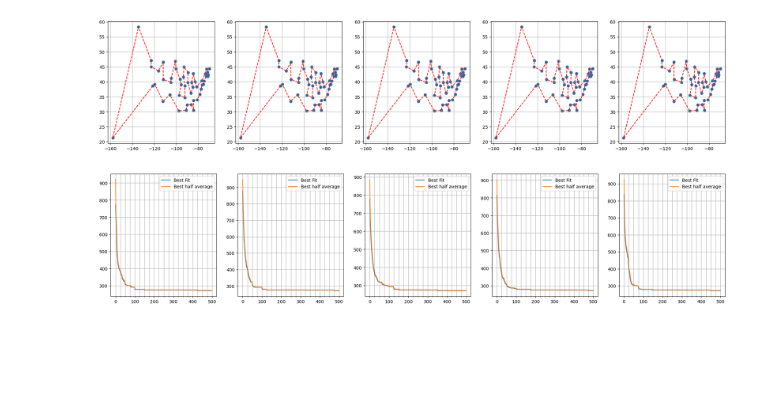
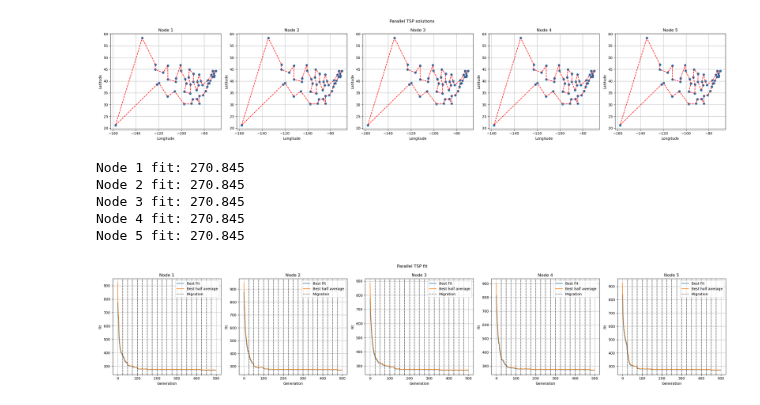
Before and after one commit to YggdrasilUrthr/NSL, a Jupyter notebook: Lab10/Lab10.ipynb, the cells around one changed output. Saved outputs shown, nothing was run; the diff lists cells and outputs as text; code cells hidden in the pictures; blank space fills up the shorter version.

```diff
--- a/Lab10/Lab10.ipynb
+++ b/Lab10/Lab10.ipynb
@@ -7,11 +24,11 @@ csv_path = "./CSV/"
 # %%
 plt.figure().set_size_inches(25, 5)
 
-for i in range(5):
+for idx in range(5):
 
-    plt.subplot(1, 5, i + 1)
+    plt.subplot(1, 5, idx + 1)
 
-    filename = csv_path + "NoMigr/Ex10_1_Solution_" + str(i) + ".csv"
+    filename = csv_path + "NoMigr/Ex10_1_Solution_" + str(idx) + ".csv"
 
     Cities = np.loadtxt(csv_path + "NoMigr/Ex10_1_Cities.csv", delimiter = ',')
     Cities_Coord = Cities[:, 1:]
@@ -27,7 +44,12 @@ for i in range(5):
 
     plt.scatter(Cities_Coord[:,0], Cities_Coord[:,1])
     plt.plot(Path_Coord[:,0], Path_Coord[:,1], 'r--')
+    plt.xlabel("Longitude")
+    plt.ylabel("Latitude")
+    plt.title("Node {}".format(idx + 1))
     plt.grid(True)
 
+plt.suptitle("Parallel TSP solutions")
+plt.tight_layout()
 plt.show()
 # %% [output]
@@ -45,8 +67,15 @@ for i in range(5):
 
     plt.plot(Hist[:,0], label = "Best Fit")
     plt.plot(Hist[:,1], label = "Best half average")
+    plt.xlabel("Generation")
+    plt.ylabel("Fit")
+    plt.title("Node {}".format(i + 1))
     plt.grid(True)
     plt.legend()
 
+    print("Node {} fit: {}".format(i + 1, Hist[-1,0]))
+
+plt.suptitle("Parallel TSP fit")
+plt.tight_layout()
 plt.show()
 # %% [output]
@@ -54,31 +106,36 @@ plt.show()
 # %%
 plt.figure().set_size_inches(25, 5)
 
-for i in range(5):
+for idx in range(5):
 
-    plt.subplot(1, 5, i + 1)
+    plt.subplot(1, 5, idx + 1)
 
-    filename = csv_path + "Migr/Ex10_1_Solution_" + str(i) + ".csv"
+    filename = csv_path + "Migr/Ex10_1_Solution_" + str(idx) + ".csv"
 
     Cities = np.loadtxt(csv_path + "Migr/Ex10_1_Cities.csv", delimiter = ',')
     Cities_Coord = Cities[:, 1:]
 
     Path = np.loadtxt(filename, delimiter = ',')
     Path_Coord = []
 
     for i in Path:
         Path_Coord.append([Cities_Coord[int(i) - 1, 0], Cities_Coord[int(i) - 1, 1]])
     Path_Coord.append([Cities_Coord[0, 0], Cities_Coord[0, 1]])
 
     Path_Coord = np.asarray(Path_Coord)
 
     plt.scatter(Cities_Coord[:,0], Cities_Coord[:,1])
     plt.plot(Path_Coord[:,0], Path_Coord[:,1], 'r--')
+    plt.xlabel("Longitude")
+    plt.ylabel("Latitude")
+    plt.title("Node {}".format(idx + 1))
     plt.grid(True)
 
+plt.suptitle("Parallel TSP solutions")
+plt.tight_layout()
 plt.show()
 # %% [output]
-[figure, old version]
+[figure, new version]
 # %%
 plt.figure().set_size_inches(25, 5)
 
@@ -94,9 +151,31 @@ for i in range(5):
     plt.plot(Hist[:,1], label = "Best half average")
 
     plt.gca().set_xticks(range(0, 500, 25), minor = True)
+
+    for migr_gen in range(25, 500, 25):
+
+        migr_label = None
+
+        if migr_gen == 25:
+            migr_label = "Migration"
+
+        plt.axvline(migr_gen, c = "black", alpha = 0.5, ls = "--", label = migr_label)
+
+    plt.xlabel("Generation")
+    plt.ylabel("Fit")
+    plt.title("Node {}".format(i + 1))
     plt.grid(which = 'both')
     plt.legend()
 
+    print("Node {} fit: {}".format(i + 1, Hist[-1,0]))
+
+plt.suptitle("Parallel TSP fit")
+plt.tight_layout()
 plt.show()
 # %% [output]
+Node 1 fit: 270.845
+Node 2 fit: 270.845
+Node 3 fit: 270.845
+Node 4 fit: 270.845
+Node 5 fit: 270.845
-[figure, old version]
+[figure, new version]
```
Also changed, not shown: parts of 11 cells of this notebook, 1 other file.
